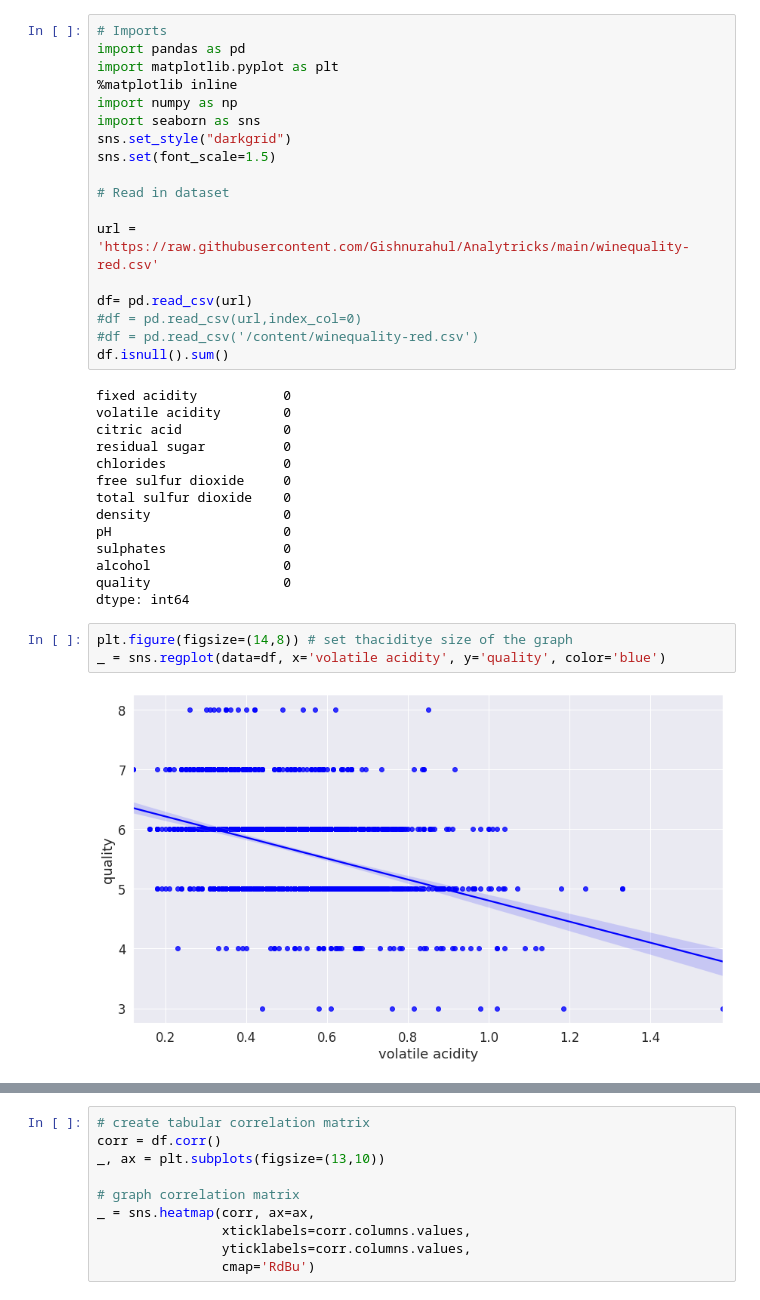
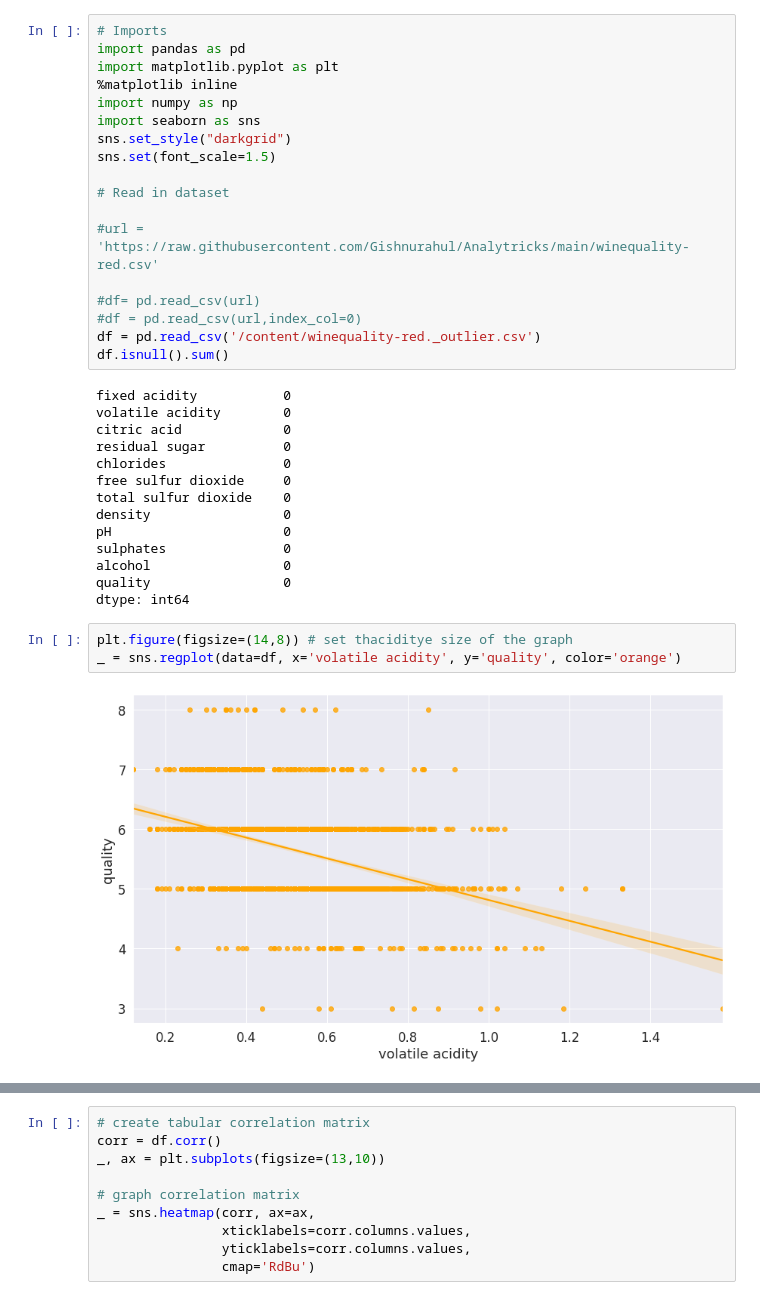
Before and after one commit to Gishnurahul/Analytricks, a Jupyter notebook: Wine_Quality.ipynb, the cells around one changed output, grey strips where cells are left out. Cells and saved outputs as stored; diff of their text form.

```diff
--- a/Wine_Quality.ipynb
+++ b/Wine_Quality.ipynb
@@ -12,11 +12,11 @@ sns.set(font_scale=1.5)
 
 # Read in dataset
 
-url = 'https://raw.githubusercontent.com/Gishnurahul/Analytricks/main/winequality-red.csv'
+#url = 'https://raw.githubusercontent.com/Gishnurahul/Analytricks/main/winequality-red.csv'
 
-df= pd.read_csv(url)
+#df= pd.read_csv(url)
 #df = pd.read_csv(url,index_col=0)
-#df = pd.read_csv('/content/winequality-red.csv')
+df = pd.read_csv('/content/winequality-red._outlier.csv')
 df.isnull().sum()
 # %% [output]
 fixed acidity           0
@@ -34,9 +34,9 @@ quality                 0
 dtype: int64
 # %%
 plt.figure(figsize=(14,8)) # set thaciditye size of the graph
-_ = sns.regplot(data=df, x='volatile acidity', y='quality', color='blue')
+_ = sns.regplot(data=df, x='volatile acidity', y='quality', color='orange')
 # %% [output]
-[figure, old version]
+[figure, new version]
 # %%
 plt.figure(figsize=(14,8)) # set the size of the graph
 _ = sns.regplot(data=df, x='alcohol', y='quality', color='black')
```
Also changed, not shown: parts of 7 cells of this notebook.
